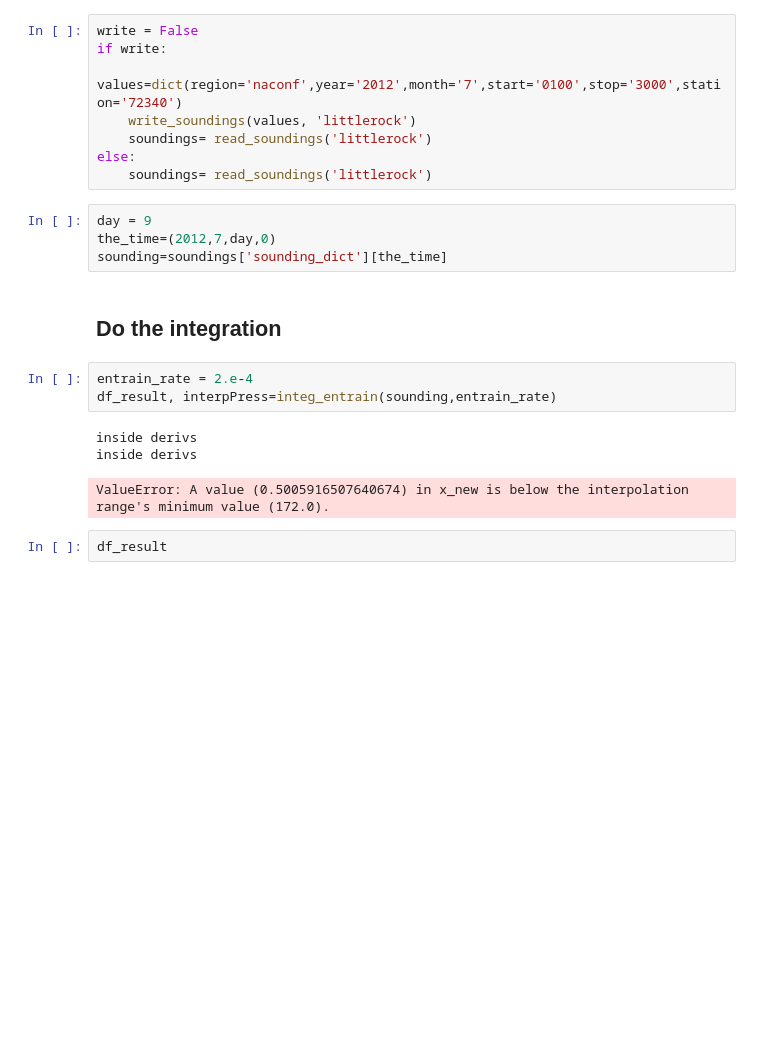
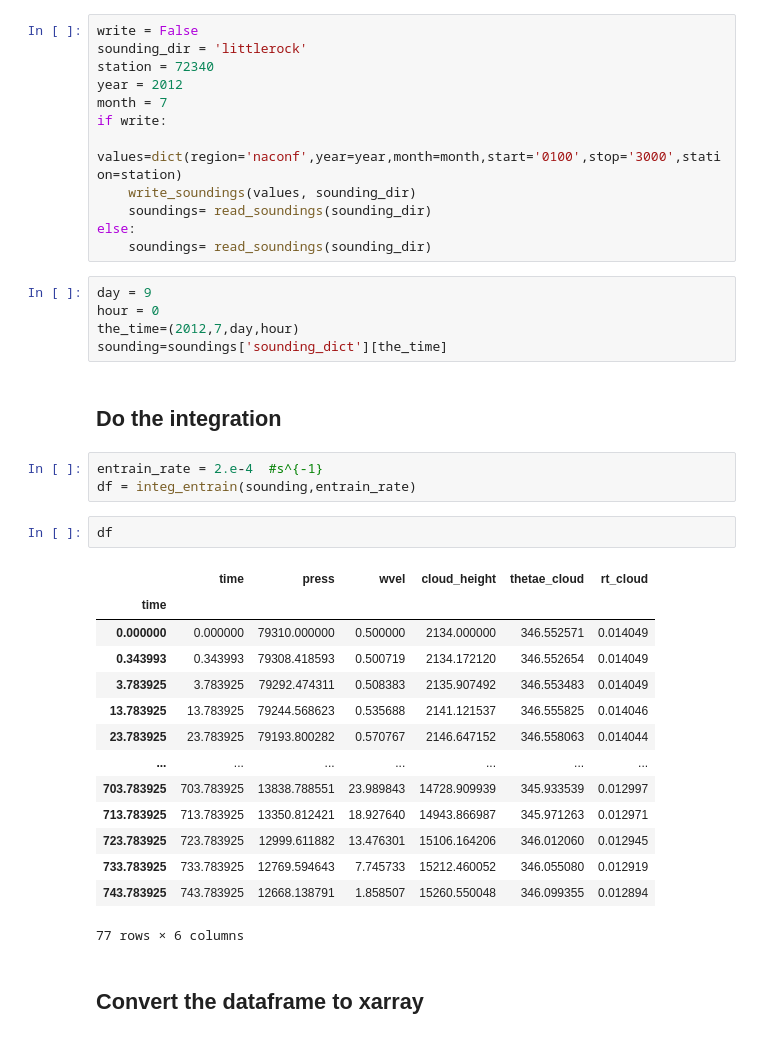
Before and after one commit to phaustin/a405_2024, a Jupyter notebook: notebooks/entraining_plume.ipynb, the cells around one changed output. Cells and saved outputs as stored; diff of their text form; blank space fills up the shorter version.

```diff
--- a/notebooks/entraining_plume.ipynb
+++ b/notebooks/entraining_plume.ipynb
@@ -193,24 +242,42 @@ def integ_entrain(df_sounding,entrain_rate):
 ## Read in a sounding to set the environment
 # %%
 write = False
+sounding_dir = 'littlerock'
+station = 72340
+year = 2012
+month = 7
 if write:
-    values=dict(region='naconf',year='2012',month='7',start='0100',stop='3000',station='72340')
-    write_soundings(values, 'littlerock')
-    soundings= read_soundings('littlerock')
+    values=dict(region='naconf',year=year,month=month,start='0100',stop='3000',station=station)
+    write_soundings(values, sounding_dir)
+    soundings= read_soundings(sounding_dir)
 else:
-    soundings= read_soundings('littlerock')
+    soundings= read_soundings(sounding_dir)
 # %%
 day = 9
-the_time=(2012,7,day,0)
+hour = 0
+the_time=(2012,7,day,hour)
 sounding=soundings['sounding_dict'][the_time]
 # %% [markdown]
 ## Do the integration
 # %%
-entrain_rate = 2.e-4
-df_result, interpPress=integ_entrain(sounding,entrain_rate)
+entrain_rate = 2.e-4  #s^{-1}
+df = integ_entrain(sounding,entrain_rate)
-# %% [output]
-inside derivs
-inside derivs
-ValueError: A value (0.5005916507640674) in x_new is below the interpolation range's minimum value (172.0).
-# %%
-df_result
+# %%
+df
+# %% [output]
+|  | time | press | wvel | cloud_height | thetae_cloud | rt_cloud |
+| time |  |  |  |  |  |  |
+| 0.000000 | 0.000000 | 79310.000000 | 0.500000 | 2134.000000 | 346.552571 | 0.014049 |
+| 0.343993 | 0.343993 | 79308.418593 | 0.500719 | 2134.172120 | 346.552654 | 0.014049 |
+| 3.783925 | 3.783925 | 79292.474311 | 0.508383 | 2135.907492 | 346.553483 | 0.014049 |
+| 13.783925 | 13.783925 | 79244.568623 | 0.535688 | 2141.121537 | 346.555825 | 0.014046 |
+| 23.783925 | 23.783925 | 79193.800282 | 0.570767 | 2146.647152 | 346.558063 | 0.014044 |
+| ... | ... | ... | ... | ... | ... | ... |
+| 703.783925 | 703.783925 | 13838.788551 | 23.989843 | 14728.909939 | 345.933539 | 0.012997 |
+| 713.783925 | 713.783925 | 13350.812421 | 18.927640 | 14943.866987 | 345.971263 | 0.012971 |
+| 723.783925 | 723.783925 | 12999.611882 | 13.476301 | 15106.164206 | 346.012060 | 0.012945 |
+| 733.783925 | 733.783925 | 12769.594643 | 7.745733 | 15212.460052 | 346.055080 | 0.012919 |
+| 743.783925 | 743.783925 | 12668.138791 | 1.858507 | 15260.550048 | 346.099355 | 0.012894 |
+77 rows × 6 columns
+# %% [markdown]
+## Convert the dataframe to xarray
```
Also changed, not shown: parts of 17 cells of this notebook, 11 other files.
